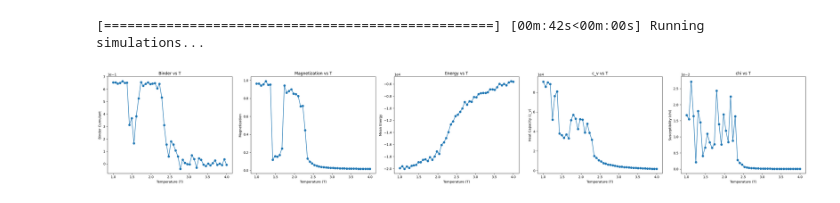
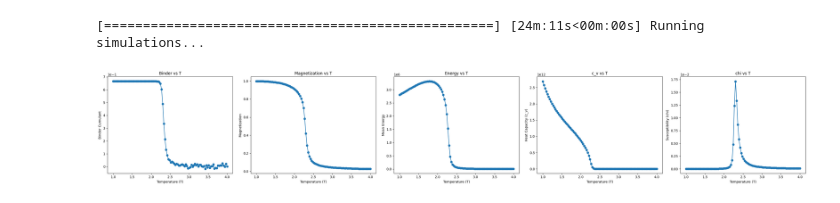
Before and after one commit to mmaleki92/pyising, a Jupyter notebook: examples/ising_example.ipynb, the cells around one changed output. Drawn from its saved outputs; the diff is of its cells as text; code cells hidden in the pictures.

```diff
--- a/examples/ising_example.ipynb
+++ b/examples/ising_example.ipynb
@@ -5,16 +5,17 @@ import matplotlib.pyplot as plt
 # %%
 import pyising
 
-temps = np.linspace(1, 4, 50)
+temps = np.linspace(1, 4, 100)
 
 L = 64
-results = pyising.run_parallel_metropolis(temps, L, N_steps=100000,
+N = 100000
+results = pyising.run_parallel_metropolis(temps, L, N_steps=N,
                                                    seed_base=42,
                                                    output_dir="simultion",
-                                                    use_wolff=False,
+                                                    use_wolff=True,
                                                     save_all_configs=False)
 # %% [output]
-[==================================================] [00m:42s<00m:00s] Running simulations...
+[==================================================] [24m:11s<00m:00s] Running simulations...
 # %%
 # For demonstration, assume we have existing simulation data in "results"
 # with the following fields per temperature:
@@ -36,7 +37,6 @@ results = pyising.run_parallel_metropolis(temps, L, N_steps=100000,
 # We'll define a measurement count N for error estimates (if known):
 # This N depends on your simulation setup (e.g., how many measurements per T).
 # For demonstration, we'll assume each temperature has 100 measurements:
-N = 50000.0
 
 # Create a dictionary to store observables and any derived error estimates
 data_dict = {}
@@ -155,31 +155,31 @@ axes[2].set_xlabel("Temperature (T)")
 axes[2].set_ylabel("Mean Energy")
 axes[2].set_title("Energy vs T")
 axes[2].ticklabel_format(style='sci', axis='y', scilimits=(0, 0))
 
 # Heat Capacity (c_v) vs Temperature
 axes[3].errorbar(
     sorted_temps, cv_vals, yerr=cv_errs,
     marker='o', linestyle='-', ecolor='black', capsize=3
 )
 axes[3].set_xlabel("Temperature (T)")
 axes[3].set_ylabel("Heat Capacity (c_v)")
 axes[3].set_title("c_v vs T")
 axes[3].ticklabel_format(style='sci', axis='y', scilimits=(0, 0))
 
 # Susceptibility (chi) vs Temperature
 axes[4].errorbar(
     sorted_temps, chi_vals, yerr=chi_errs,
     marker='o', linestyle='-', ecolor='black', capsize=3
 )
 axes[4].set_xlabel("Temperature (T)")
 axes[4].set_ylabel("Susceptibility (chi)")
 axes[4].set_title("chi vs T")
 axes[4].ticklabel_format(style='sci', axis='y', scilimits=(0, 0))
 
 # -------------------------------------------------------------------------
 # Adjust layout and display
 # -------------------------------------------------------------------------
 plt.tight_layout()
 plt.show()
 # %% [output]
-[figure, old version]
+[figure, new version]
```
